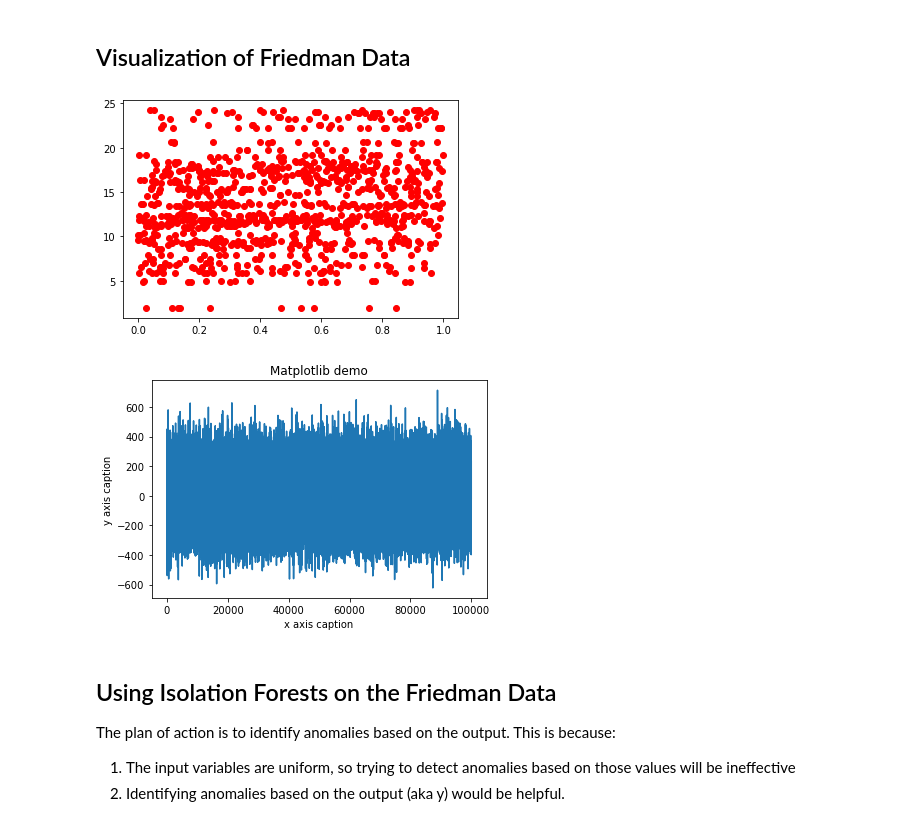
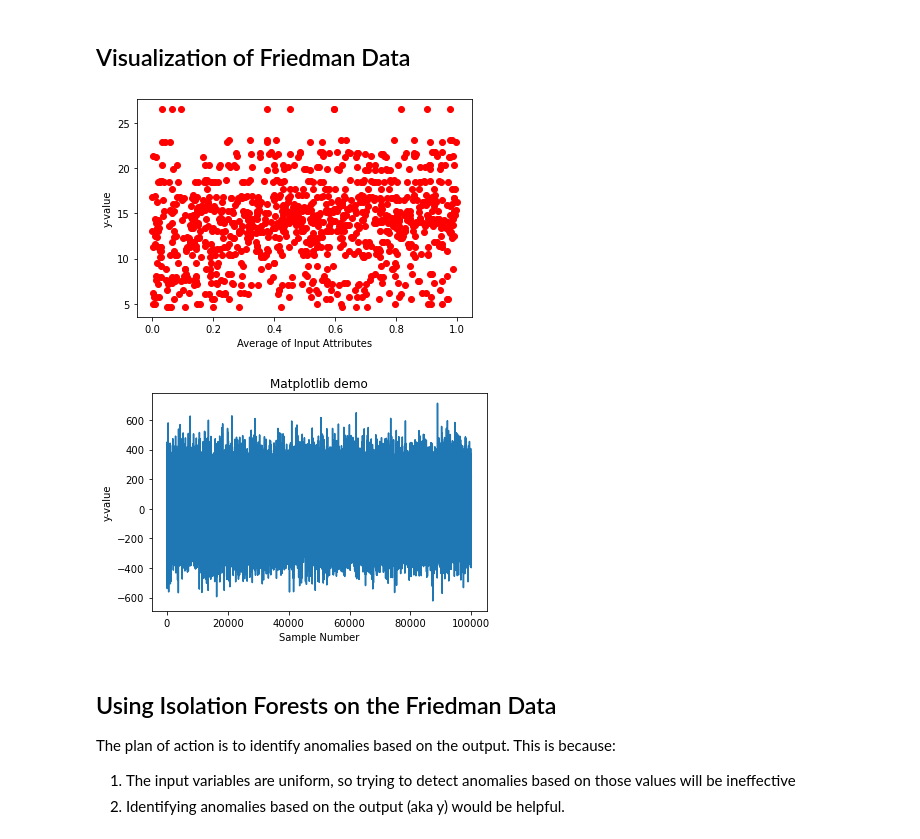
Before and after one commit to avyasharma/Skunkworks-iForests, a Jupyter notebook: iForests_Research_Friedman.ipynb, the cells around one changed output. Saved outputs shown, nothing was run; the diff lists cells and outputs as text; code cells hidden in the pictures.

Commit message:
Update graphs

```diff
--- a/iForests_Research_Friedman.ipynb
+++ b/iForests_Research_Friedman.ipynb
@@ -6,16 +6,19 @@
 # %% [markdown]
 ## Visualization of Friedman Data
 # %%
-# Ex 1: Visualizing Friedman dataset in 2D
+# Ex 1: Visualizing Friedman dataset output in 2D with no noise, default inputs
 from sklearn.datasets import make_friedman1
 import matplotlib.pyplot as plt
 
-X, y = make_friedman1(n_samples=100, n_features=10, noise=0.0, random_state=None)
+X, y = make_friedman1(n_samples=100, n_features=10, noise=0.0, random_state=1)
 
 plt.plot(X, y, marker='o', color='red', linestyle='None')
+plt.xlabel("Average of Input Attributes")
+plt.ylabel("y-value")
+
 plt.show()
 # %% [output]
-[figure, old version]
+[figure, new version]
 # %%
 # Ex 2: Visualizing Friedman dataset output in 2D with noise of 150
 import matplotlib.pyplot as plt
@@ -28,12 +31,12 @@ model correctly.
 X, y = make_friedman1(n_samples=100000, n_features=5, noise=150, random_state=1)
 
 plt.title("Matplotlib demo")
-plt.xlabel("x axis caption")
-plt.ylabel("y axis caption")
+plt.xlabel("Sample Number")
+plt.ylabel("y-value")
 plt.plot(y)
 plt.show()
 # %% [output]
-[figure, old version]
+[figure, new version]
 # %% [markdown]
 ## Using Isolation Forests on the Friedman Data
 
```
